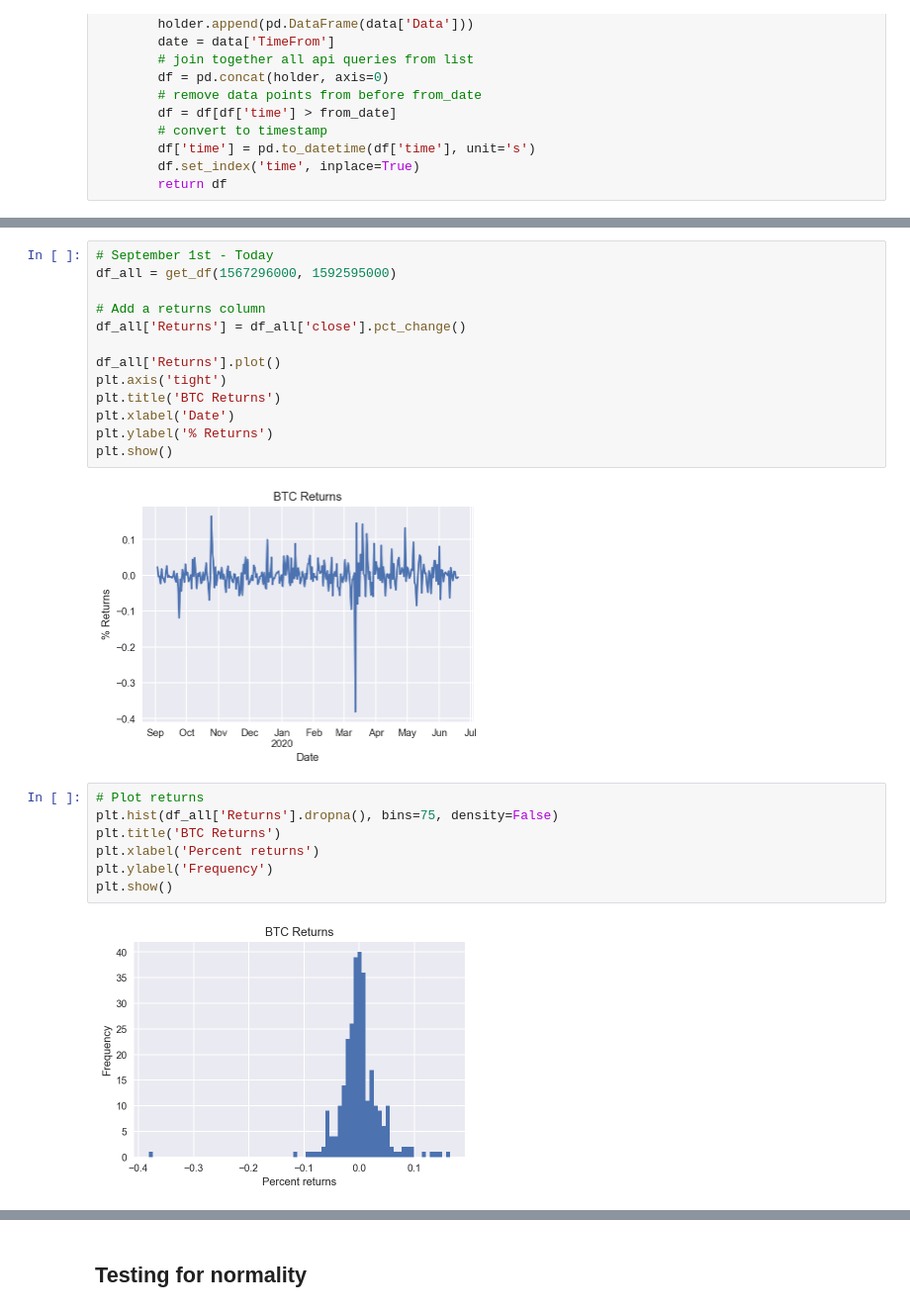
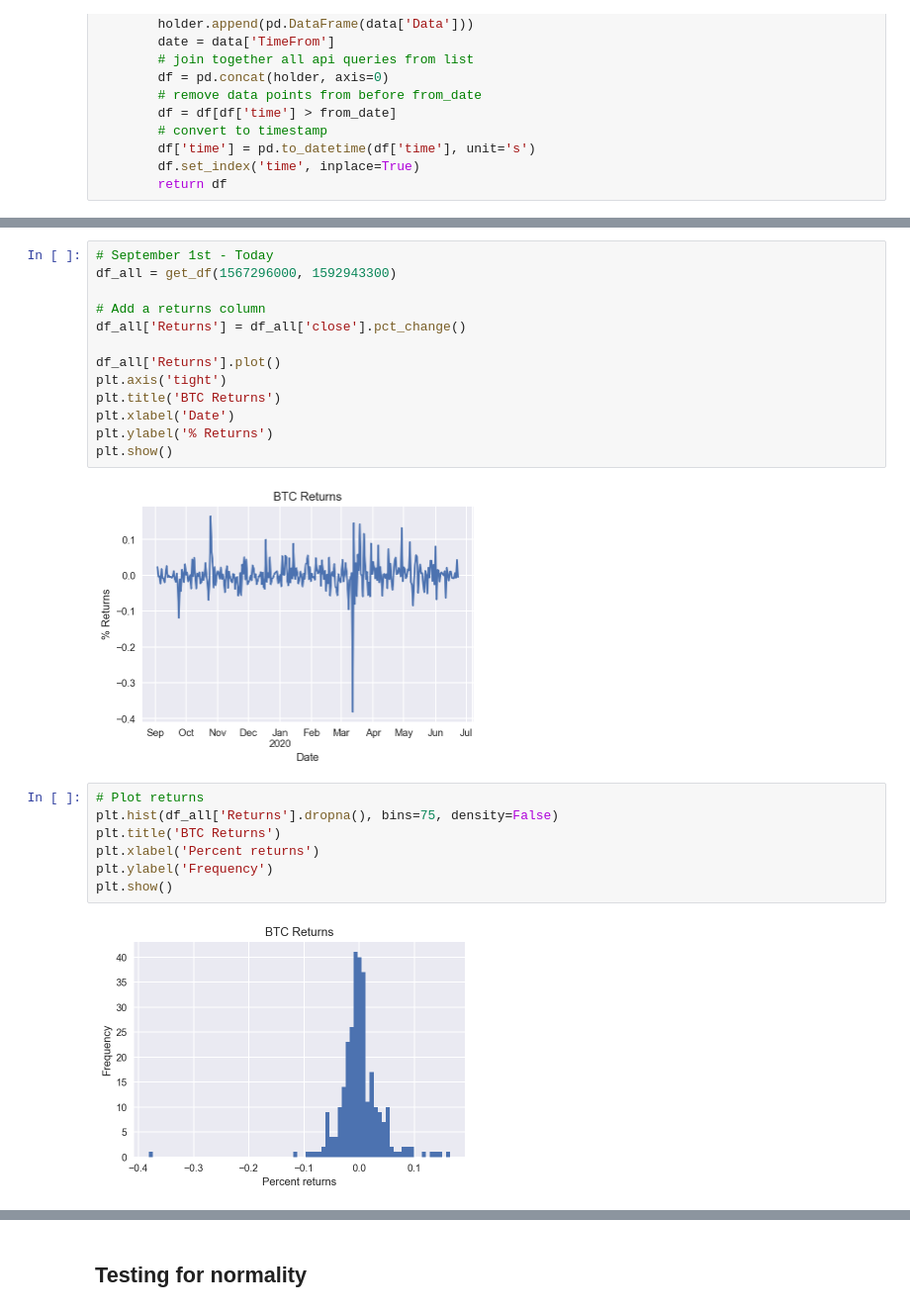
Before and after one commit to hilljtm/sfund, a Jupyter notebook: CryptoC_plots.ipynb, the cells around one changed output, grey strips where cells are left out. Shown at 99% size. Cells and saved outputs as stored; diff of their text form.

```diff
--- a/CryptoC_plots.ipynb
+++ b/CryptoC_plots.ipynb
@@ -122,18 +122,18 @@ To register the converters:
 # %%
 # September 1st - Today
-df_all = get_df(1567296000, 1592595000)
+df_all = get_df(1567296000, 1592943300)
 
 # Add a returns column
 df_all['Returns'] = df_all['close'].pct_change()
 
 df_all['Returns'].plot()
 plt.axis('tight')
 plt.title('BTC Returns')
 plt.xlabel('Date')
 plt.ylabel('% Returns')
 plt.show()
 # %% [output]
-[figure, old version]
+[figure, new version]
 # %%
 # Plot returns
 plt.hist(df_all['Returns'].dropna(), bins=75, density=False)
@@ -142,7 +142,7 @@ plt.xlabel('Percent returns')
 plt.ylabel('Frequency')
 plt.show()
 # %% [output]
-[figure, old version]
+[figure, new version]
 # %%
 from scipy.stats import skew
 
```
Also changed, not shown: parts of 7 cells of this notebook, 2 other files.
